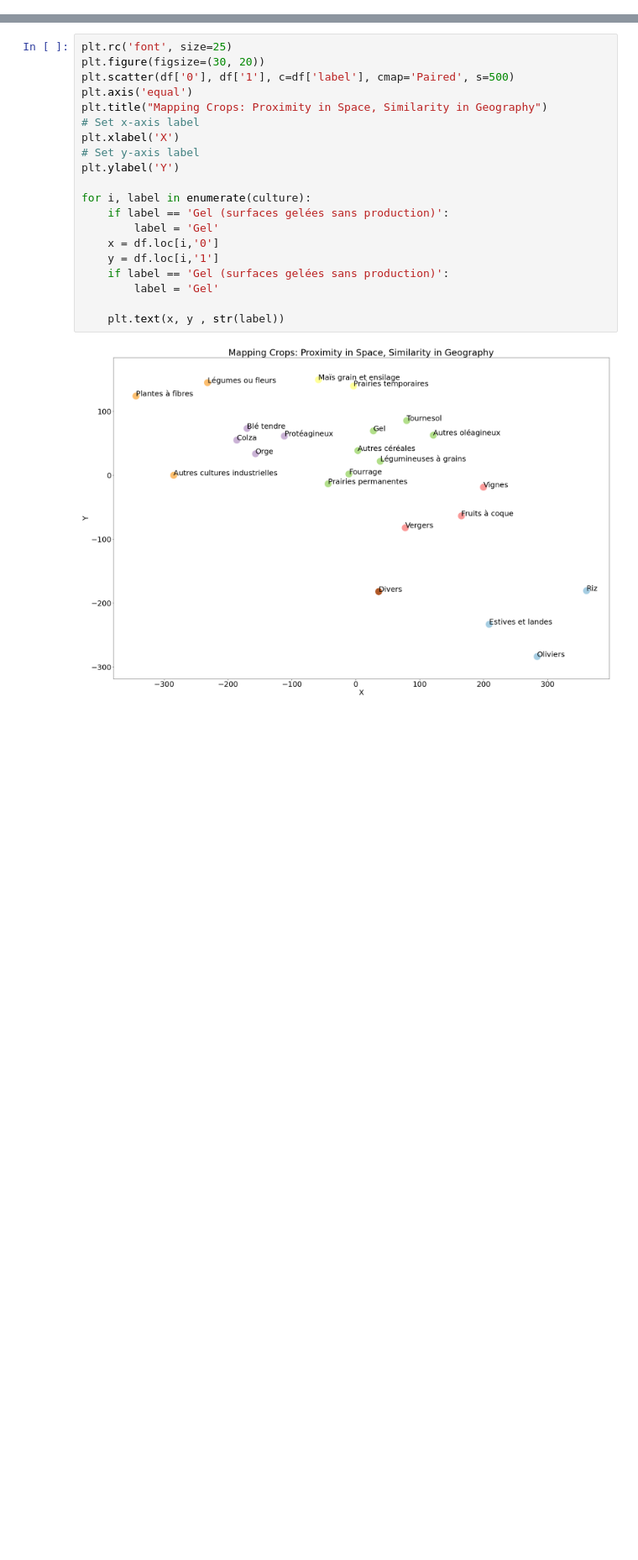
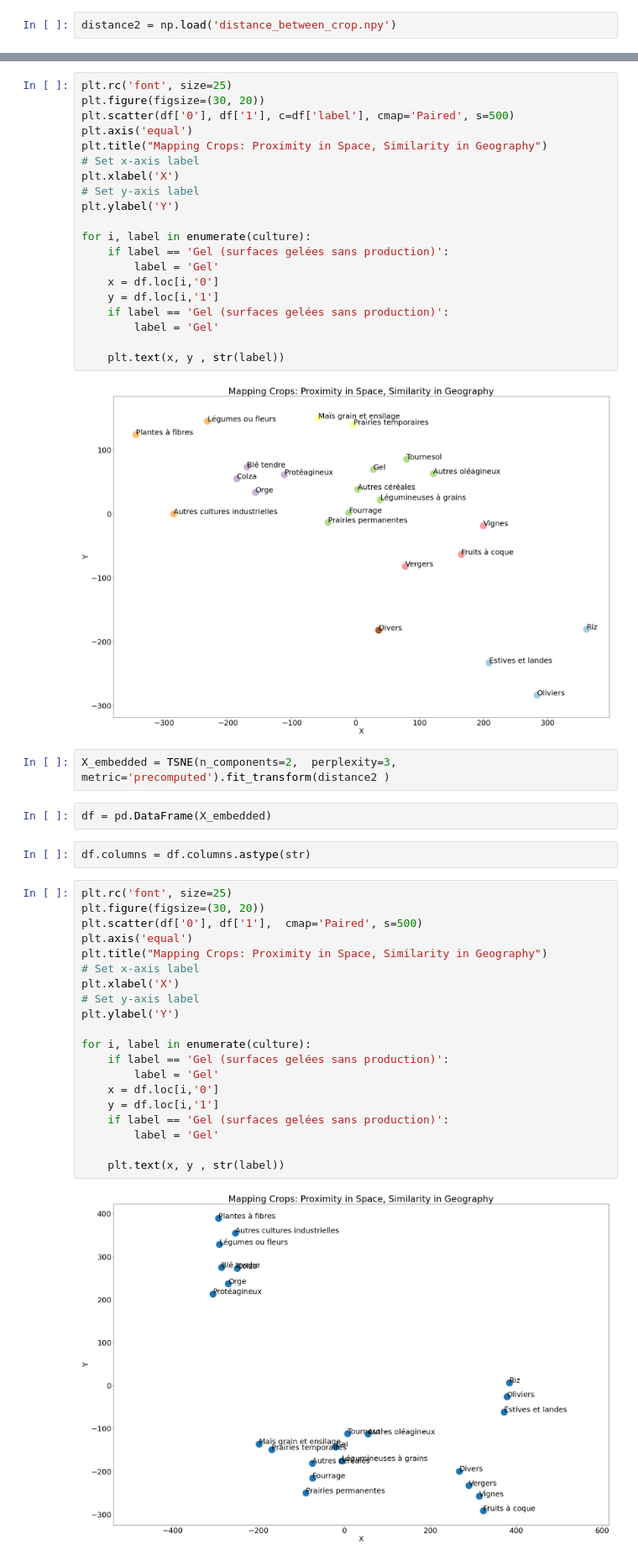
Before and after one commit to fsemecurbe/AOTMS, a Jupyter notebook: cropwtd.ipynb, the cells around one changed output, grey strips where cells are left out. Shown at 84% size. Drawn from its saved outputs; the diff is of its cells as text; blank space fills up the shorter version.

```diff
--- a/cropwtd.ipynb
+++ b/cropwtd.ipynb
@@ -49,6 +48,8 @@ distance2 = distance + distance.T
 np.save("distance_between_crop.npy", distance2)
 # %% [markdown]
 ### MDS and hclust
+# %%
+distance2 = np.load('distance_between_crop.npy')
 # %% [markdown]
 First I perform a hclust on a large MDS :
 # %%
@@ -87,3 +88,31 @@ for i, label in enumerate(culture):
     plt.text(x, y , str(label))
 # %% [output]
 [figure]
+# %%
+X_embedded = TSNE(n_components=2,  perplexity=3, metric='precomputed').fit_transform(distance2 )
+# %%
+df = pd.DataFrame(X_embedded)
+# %%
+df.columns = df.columns.astype(str)
+# %%
+plt.rc('font', size=25)
+plt.figure(figsize=(30, 20))
+plt.scatter(df['0'], df['1'],  cmap='Paired', s=500)
+plt.axis('equal')
+plt.title("Mapping Crops: Proximity in Space, Similarity in Geography")
+# Set x-axis label
+plt.xlabel('X')
+# Set y-axis label
+plt.ylabel('Y')
+
+for i, label in enumerate(culture):
+    if label == 'Gel (surfaces gelées sans production)':
+        label = 'Gel'
+    x = df.loc[i,'0']
+    y = df.loc[i,'1']
+    if label == 'Gel (surfaces gelées sans production)':
+        label = 'Gel'
+
+    plt.text(x, y , str(label))
+# %% [output]
+[figure, added]
```
Also changed, not shown: parts of 1 cell of this notebook.
